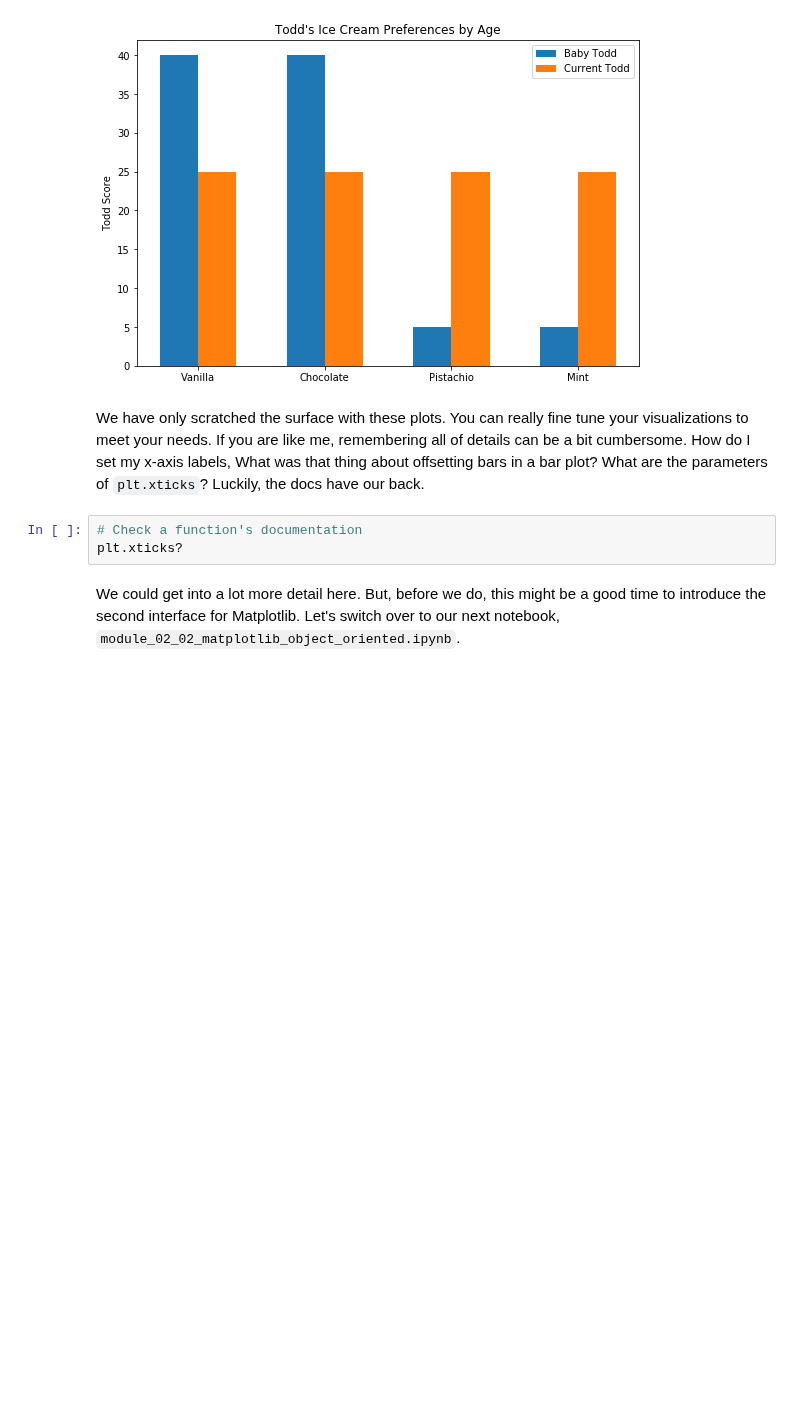
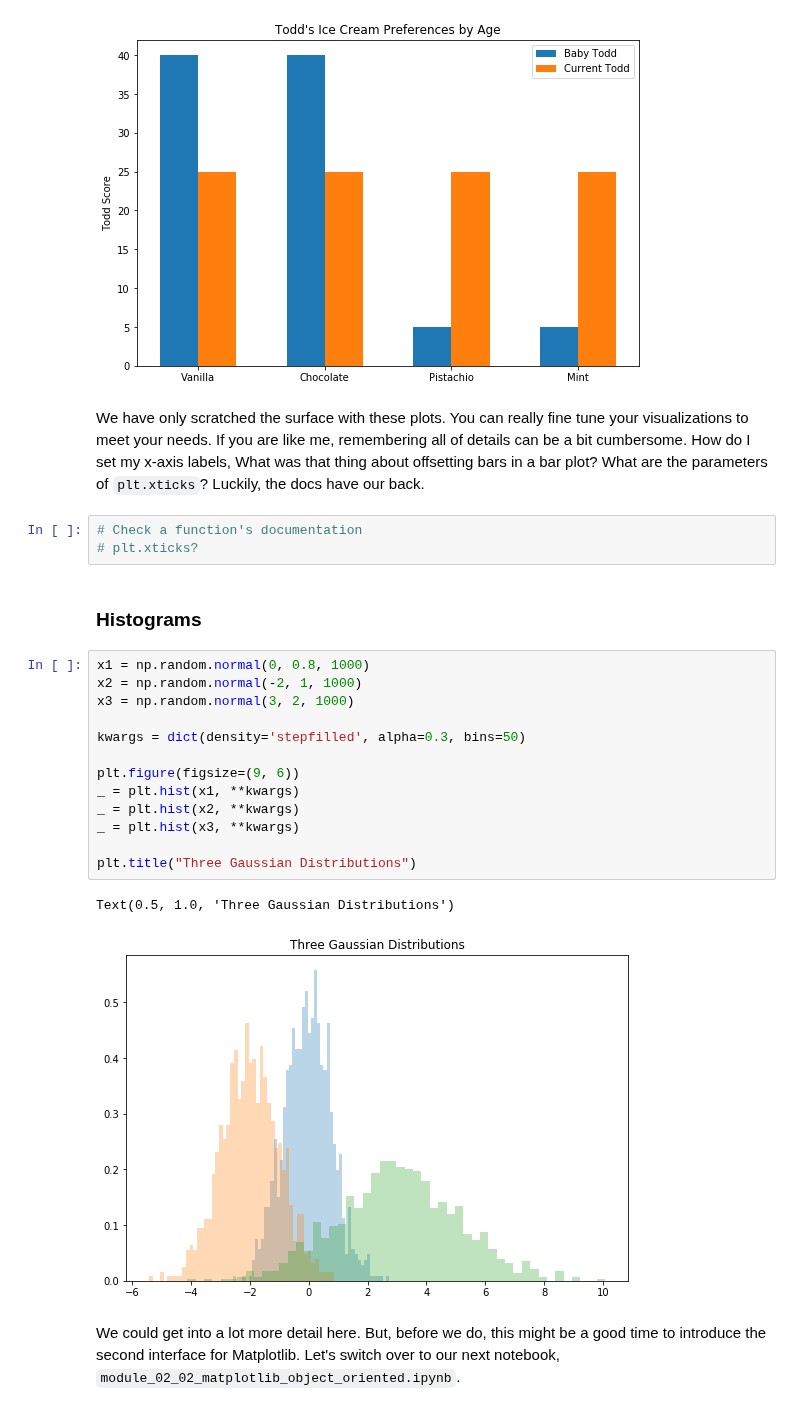
Before and after one commit to yngtodd/eleven, a Jupyter notebook: examples/notebooks/module_02_01_matplotlib_pyplot.ipynb, the cells around one changed output. Drawn from its saved outputs; the diff is of its cells as text; blank space fills up the shorter version.

Commit message:
Add histogram example

```diff
--- a/examples/notebooks/module_02_01_matplotlib_pyplot.ipynb
+++ b/examples/notebooks/module_02_01_matplotlib_pyplot.ipynb
@@ -171,6 +170,24 @@ plt.legend()
 We have only scratched the surface with these plots. You can really fine tune your visualizations to meet your needs. If you are like me, remembering all of details can be a bit cumbersome. How do I set my x-axis labels, What was that thing about offsetting bars in a bar plot? What are the parameters of `plt.xticks`? Luckily, the docs have our back.
 # %%
 # Check a function's documentation
-plt.xticks?
+# plt.xticks?
+# %% [markdown]
+### Histograms
+# %%
+x1 = np.random.normal(0, 0.8, 1000)
+x2 = np.random.normal(-2, 1, 1000)
+x3 = np.random.normal(3, 2, 1000)
+
+kwargs = dict(density='stepfilled', alpha=0.3, bins=50)
+
+plt.figure(figsize=(9, 6))
+_ = plt.hist(x1, **kwargs)
+_ = plt.hist(x2, **kwargs)
+_ = plt.hist(x3, **kwargs)
+
+plt.title("Three Gaussian Distributions")
+# %% [output]
+Text(0.5, 1.0, 'Three Gaussian Distributions')
+[figure, added]
 # %% [markdown]
 We could get into a lot more detail here. But, before we do, this might be a good time to introduce the second interface for Matplotlib. Let's switch over to our next notebook, `module_02_02_matplotlib_object_oriented.ipynb`.
```
Also changed, not shown: parts of 1 cell of this notebook, 2 other files.
